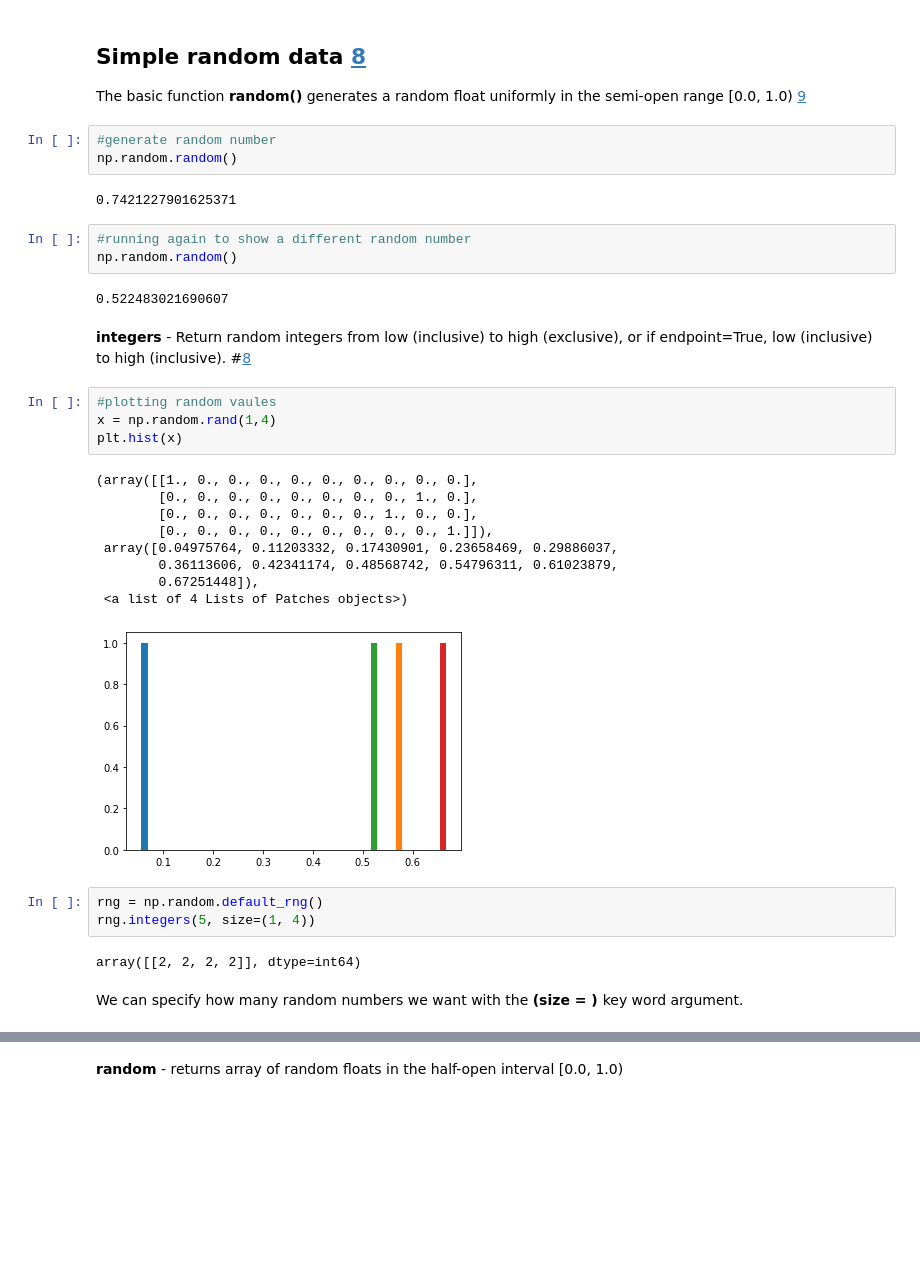
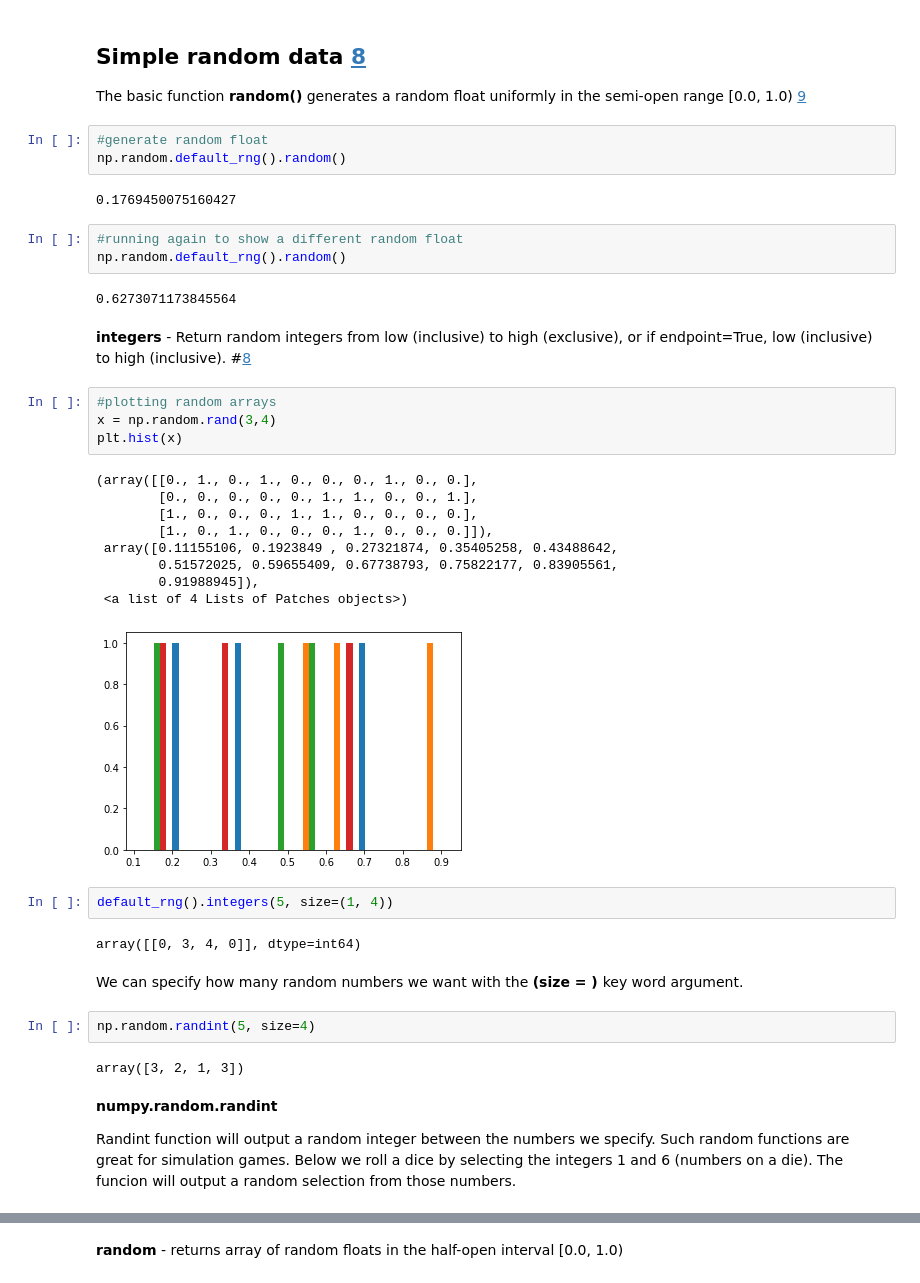
Before and after one commit to AineNicD/numpy-random, a Jupyter notebook: numpy-random.ipynb, the cells around one changed output, grey strips where cells are left out. Drawn from its saved outputs; the diff is of its cells as text; blank space fills up the shorter version.

```diff
--- a/numpy-random.ipynb
+++ b/numpy-random.ipynb
@@ -98,35 +106,42 @@ The preferred way to use a BitGenerator in parallel applications is to use the S
 
 The basic function <b>random()</b> generates a random float uniformly in the semi-open range [0.0, 1.0) [9](https://docs.python.org/3/library/random.html)
 # %%
-#generate random number
-np.random.random()
+#generate random float
+np.random.default_rng().random()
 # %% [output]
-0.7421227901625371
+0.1769450075160427
 # %%
-#running again to show a different random number
-np.random.random()
+#running again to show a different random float
+np.random.default_rng().random()
 # %% [output]
-0.522483021690607
+0.6273071173845564
 # %% [markdown]
 <b>integers</b> - Return random integers from low (inclusive) to high (exclusive), or if endpoint=True, low (inclusive) to high (inclusive). #[8](https://numpy.org/doc/stable/reference/random/generator.html)
 # %%
-#plotting random vaules
-x = np.random.rand(1,4)
+#plotting random arrays
+x = np.random.rand(3,4)
 plt.hist(x)
 # %% [output]
-(array([[1., 0., 0., 0., 0., 0., 0., 0., 0., 0.],
-        [0., 0., 0., 0., 0., 0., 0., 0., 1., 0.],
-        [0., 0., 0., 0., 0., 0., 0., 1., 0., 0.],
-        [0., 0., 0., 0., 0., 0., 0., 0., 0., 1.]]),
- array([0.04975764, 0.11203332, 0.17430901, 0.23658469, 0.29886037,
-        0.36113606, 0.42341174, 0.48568742, 0.54796311, 0.61023879,
-        0.67251448]),
+(array([[0., 1., 0., 1., 0., 0., 0., 1., 0., 0.],
+        [0., 0., 0., 0., 0., 1., 1., 0., 0., 1.],
+        [1., 0., 0., 0., 1., 1., 0., 0., 0., 0.],
+        [1., 0., 1., 0., 0., 0., 1., 0., 0., 0.]]),
+ array([0.11155106, 0.1923849 , 0.27321874, 0.35405258, 0.43488642,
+        0.51572025, 0.59655409, 0.67738793, 0.75822177, 0.83905561,
+        0.91988945]),
  <a list of 4 Lists of Patches objects>)
-[figure, old version]
+[figure, new version]
 # %%
-rng = np.random.default_rng()
-rng.integers(5, size=(1, 4))
+default_rng().integers(5, size=(1, 4))
 # %% [output]
-array([[2, 2, 2, 2]], dtype=int64)
+array([[0, 3, 4, 0]], dtype=int64)
 # %% [markdown]
 We can specify how many random numbers we want with the <b> (size = ) </b> key word argument.
+# %%
+np.random.randint(5, size=4)
+# %% [output]
+array([3, 2, 1, 3])
+# %% [markdown]
+<b> numpy.random.randint</b>
+
+Randint function will output a random integer between the numbers we specify. Such random functions are great for simulation games. Below we roll a dice by selecting the integers 1 and 6 (numbers on a die). The funcion will output a random selection from those numbers.
```
Also changed, not shown: parts of 58 cells of this notebook, 3 other files.
